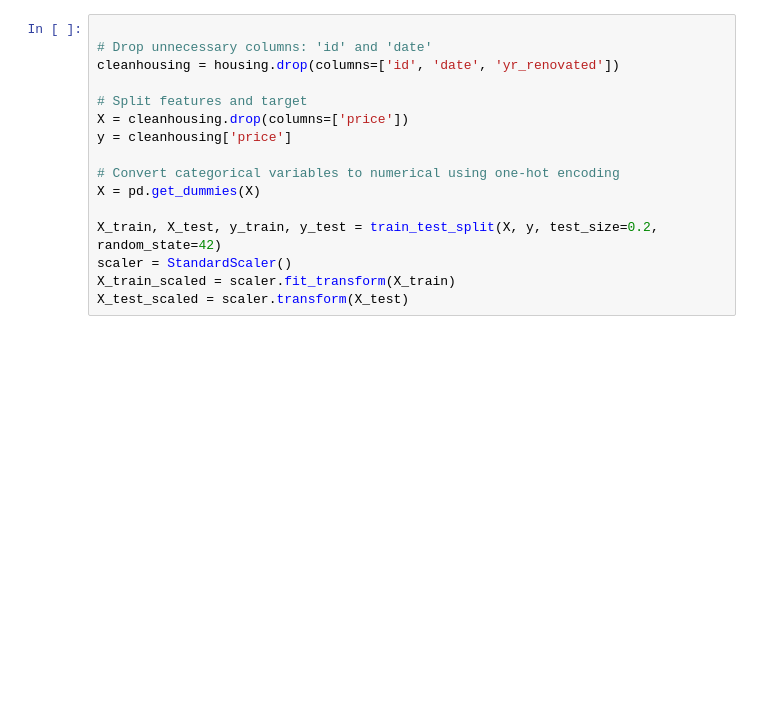
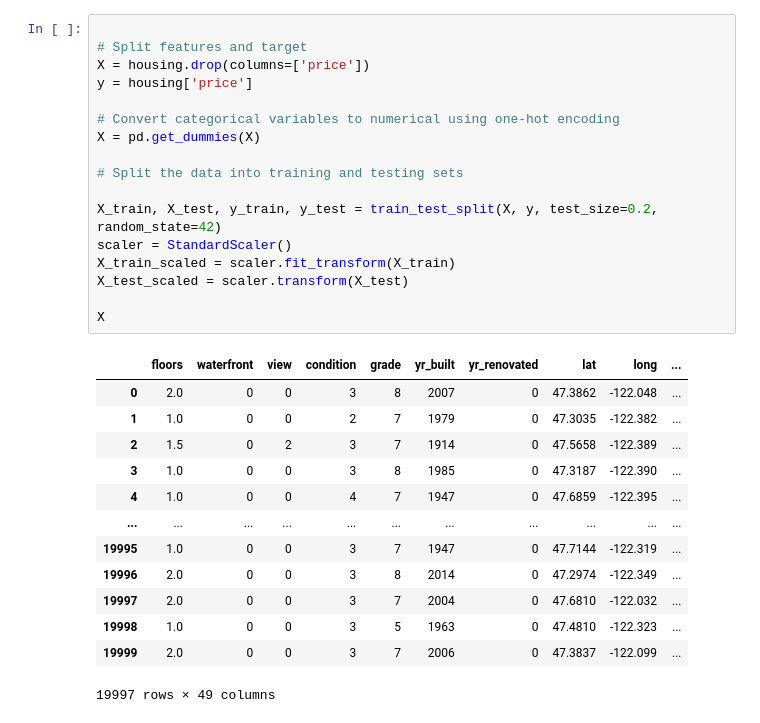
Before and after one commit to MosesIbe23/CSE450_Machine_Learning, a Jupyter notebook: Copy_of_starter_housing.ipynb, the cells around one changed output. Cells and saved outputs as stored; diff of their text form; blank space fills up the shorter version.

```diff
--- a/Copy_of_starter_housing.ipynb
+++ b/Copy_of_starter_housing.ipynb
@@ -55,16 +85,31 @@ housing
 # %%
 
-# Drop unnecessary columns: 'id' and 'date'
-cleanhousing = housing.drop(columns=['id', 'date', 'yr_renovated'])
-
 # Split features and target
-X = cleanhousing.drop(columns=['price'])
-y = cleanhousing['price']
+X = housing.drop(columns=['price'])
+y = housing['price']
 
 # Convert categorical variables to numerical using one-hot encoding
 X = pd.get_dummies(X)
+
+# Split the data into training and testing sets
 
 X_train, X_test, y_train, y_test = train_test_split(X, y, test_size=0.2, random_state=42)
 scaler = StandardScaler()
 X_train_scaled = scaler.fit_transform(X_train)
 X_test_scaled = scaler.transform(X_test)
+
+X
+# %% [output]
+|  | floors | waterfront | view | condition | grade | yr_built | yr_renovated | lat | long | ... |
+| 0 | 2.0 | 0 | 0 | 3 | 8 | 2007 | 0 | 47.3862 | -122.048 | ... |
+| 1 | 1.0 | 0 | 0 | 2 | 7 | 1979 | 0 | 47.3035 | -122.382 | ... |
+| 2 | 1.5 | 0 | 2 | 3 | 7 | 1914 | 0 | 47.5658 | -122.389 | ... |
+| 3 | 1.0 | 0 | 0 | 3 | 8 | 1985 | 0 | 47.3187 | -122.390 | ... |
+| 4 | 1.0 | 0 | 0 | 4 | 7 | 1947 | 0 | 47.6859 | -122.395 | ... |
+| ... | ... | ... | ... | ... | ... | ... | ... | ... | ... | ... |
+| 19995 | 1.0 | 0 | 0 | 3 | 7 | 1947 | 0 | 47.7144 | -122.319 | ... |
+| 19996 | 2.0 | 0 | 0 | 3 | 8 | 2014 | 0 | 47.2974 | -122.349 | ... |
+| 19997 | 2.0 | 0 | 0 | 3 | 7 | 2004 | 0 | 47.6810 | -122.032 | ... |
+| 19998 | 1.0 | 0 | 0 | 3 | 5 | 1963 | 0 | 47.4810 | -122.323 | ... |
+| 19999 | 2.0 | 0 | 0 | 3 | 7 | 2006 | 0 | 47.3837 | -122.099 | ... |
+19997 rows × 49 columns
```
Also changed, not shown: parts of 7 cells of this notebook.
